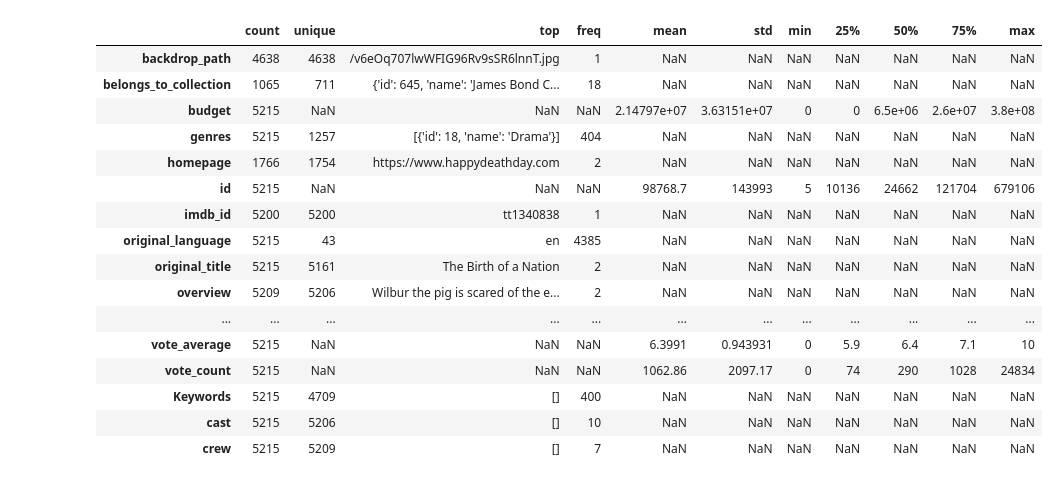
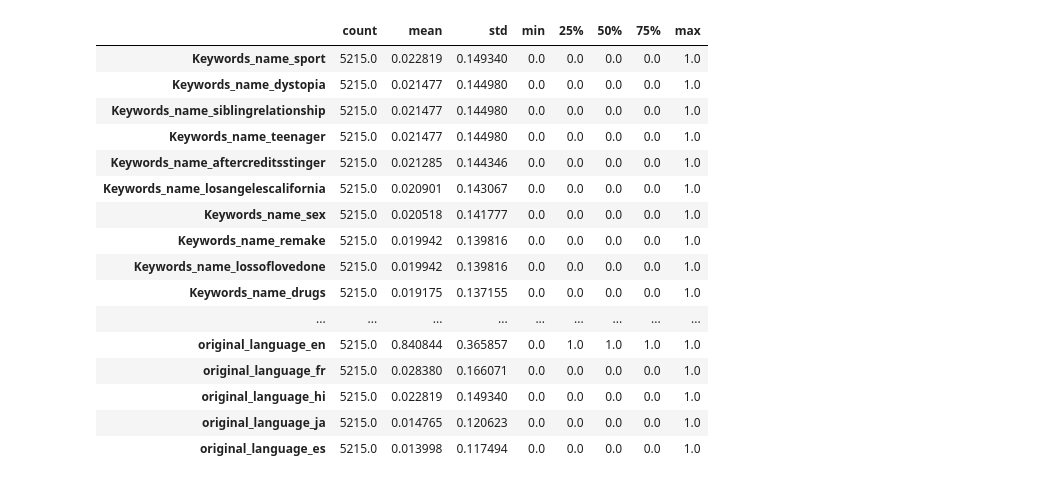
Before and after one commit to AlexZaikin94/Box-Office-Revenue-Prediction, a Jupyter notebook: main.ipynb, the cells around one changed output. Saved outputs shown, nothing was run; the diff lists cells and outputs as text; code cells hidden in the pictures.

```diff
--- a/main.ipynb
+++ b/main.ipynb
@@ -41,9 +38,6 @@ df_test = pd.read_csv(os.path.join(cfg.data_path, 'test.tsv'), sep='\t')
 y_train = df_train[cfg.target]
 y_test = df_test[cfg.target]
 
-df_train = df_train.drop(columns=[cfg.target])
-df_test = df_test.drop(columns=[cfg.target])
-
 print('train', df_train.shape[0])
 print('test ', df_test.shape[0])
 print('feats', df_train.shape[1])
@@ -262,0 +175,3 @@ df_train.head().T
+# %%
+with open(os.path.join(cfg.final_models_path, cfg.final_pipeline_filename), 'rb') as f:
+    pipeline = dill.load(f)
@@ -263,20 +214,20 @@ df_train.head().T
 # %%
-df_train.describe(include='all').T
+X_train.describe(include='all').T.tail(100)
 # %% [output]
-|  | count | unique | top | freq | mean | std | min | 25% | 50% | 75% | max |
-| backdrop_path | 4638 | 4638 | /v6eOq707lwWFIG96Rv9sSR6lnnT.jpg | 1 | NaN | NaN | NaN | NaN | NaN | NaN | NaN |
-| belongs_to_collection | 1065 | 711 | {'id': 645, 'name': 'James Bond C... | 18 | NaN | NaN | NaN | NaN | NaN | NaN | NaN |
-| budget | 5215 | NaN | NaN | NaN | 2.14797e+07 | 3.63151e+07 | 0 | 0 | 6.5e+06 | 2.6e+07 | 3.8e+08 |
-| genres | 5215 | 1257 | [{'id': 18, 'name': 'Drama'}] | 404 | NaN | NaN | NaN | NaN | NaN | NaN | NaN |
-| homepage | 1766 | 1754 | https://www.happydeathday.com | 2 | NaN | NaN | NaN | NaN | NaN | NaN | NaN |
-| id | 5215 | NaN | NaN | NaN | 98768.7 | 143993 | 5 | 10136 | 24662 | 121704 | 679106 |
-| imdb_id | 5200 | 5200 | tt1340838 | 1 | NaN | NaN | NaN | NaN | NaN | NaN | NaN |
-| original_language | 5215 | 43 | en | 4385 | NaN | NaN | NaN | NaN | NaN | NaN | NaN |
-| original_title | 5215 | 5161 | The Birth of a Nation | 2 | NaN | NaN | NaN | NaN | NaN | NaN | NaN |
-| overview | 5209 | 5206 | Wilbur the pig is scared of the e... | 2 | NaN | NaN | NaN | NaN | NaN | NaN | NaN |
-| ... | ... | ... | ... | ... | ... | ... | ... | ... | ... | ... | ... |
-| vote_average | 5215 | NaN | NaN | NaN | 6.3991 | 0.943931 | 0 | 5.9 | 6.4 | 7.1 | 10 |
-| vote_count | 5215 | NaN | NaN | NaN | 1062.86 | 2097.17 | 0 | 74 | 290 | 1028 | 24834 |
-| Keywords | 5215 | 4709 | [] | 400 | NaN | NaN | NaN | NaN | NaN | NaN | NaN |
-| cast | 5215 | 5206 | [] | 10 | NaN | NaN | NaN | NaN | NaN | NaN | NaN |
-| crew | 5215 | 5209 | [] | 7 | NaN | NaN | NaN | NaN | NaN | NaN | NaN |
+|  | count | mean | std | min | 25% | 50% | 75% | max |
+| Keywords_name_sport | 5215.0 | 0.022819 | 0.149340 | 0.0 | 0.0 | 0.0 | 0.0 | 1.0 |
+| Keywords_name_dystopia | 5215.0 | 0.021477 | 0.144980 | 0.0 | 0.0 | 0.0 | 0.0 | 1.0 |
+| Keywords_name_siblingrelationship | 5215.0 | 0.021477 | 0.144980 | 0.0 | 0.0 | 0.0 | 0.0 | 1.0 |
+| Keywords_name_teenager | 5215.0 | 0.021477 | 0.144980 | 0.0 | 0.0 | 0.0 | 0.0 | 1.0 |
+| Keywords_name_aftercreditsstinger | 5215.0 | 0.021285 | 0.144346 | 0.0 | 0.0 | 0.0 | 0.0 | 1.0 |
+| Keywords_name_losangelescalifornia | 5215.0 | 0.020901 | 0.143067 | 0.0 | 0.0 | 0.0 | 0.0 | 1.0 |
+| Keywords_name_sex | 5215.0 | 0.020518 | 0.141777 | 0.0 | 0.0 | 0.0 | 0.0 | 1.0 |
+| Keywords_name_remake | 5215.0 | 0.019942 | 0.139816 | 0.0 | 0.0 | 0.0 | 0.0 | 1.0 |
+| Keywords_name_lossoflovedone | 5215.0 | 0.019942 | 0.139816 | 0.0 | 0.0 | 0.0 | 0.0 | 1.0 |
+| Keywords_name_drugs | 5215.0 | 0.019175 | 0.137155 | 0.0 | 0.0 | 0.0 | 0.0 | 1.0 |
+| ... | ... | ... | ... | ... | ... | ... | ... | ... |
+| original_language_en | 5215.0 | 0.840844 | 0.365857 | 0.0 | 1.0 | 1.0 | 1.0 | 1.0 |
+| original_language_fr | 5215.0 | 0.028380 | 0.166071 | 0.0 | 0.0 | 0.0 | 0.0 | 1.0 |
+| original_language_hi | 5215.0 | 0.022819 | 0.149340 | 0.0 | 0.0 | 0.0 | 0.0 | 1.0 |
+| original_language_ja | 5215.0 | 0.014765 | 0.120623 | 0.0 | 0.0 | 0.0 | 0.0 | 1.0 |
+| original_language_es | 5215.0 | 0.013998 | 0.117494 | 0.0 | 0.0 | 0.0 | 0.0 | 1.0 |
```
Also changed, not shown: parts of 52 cells of this notebook, 17 other files.
